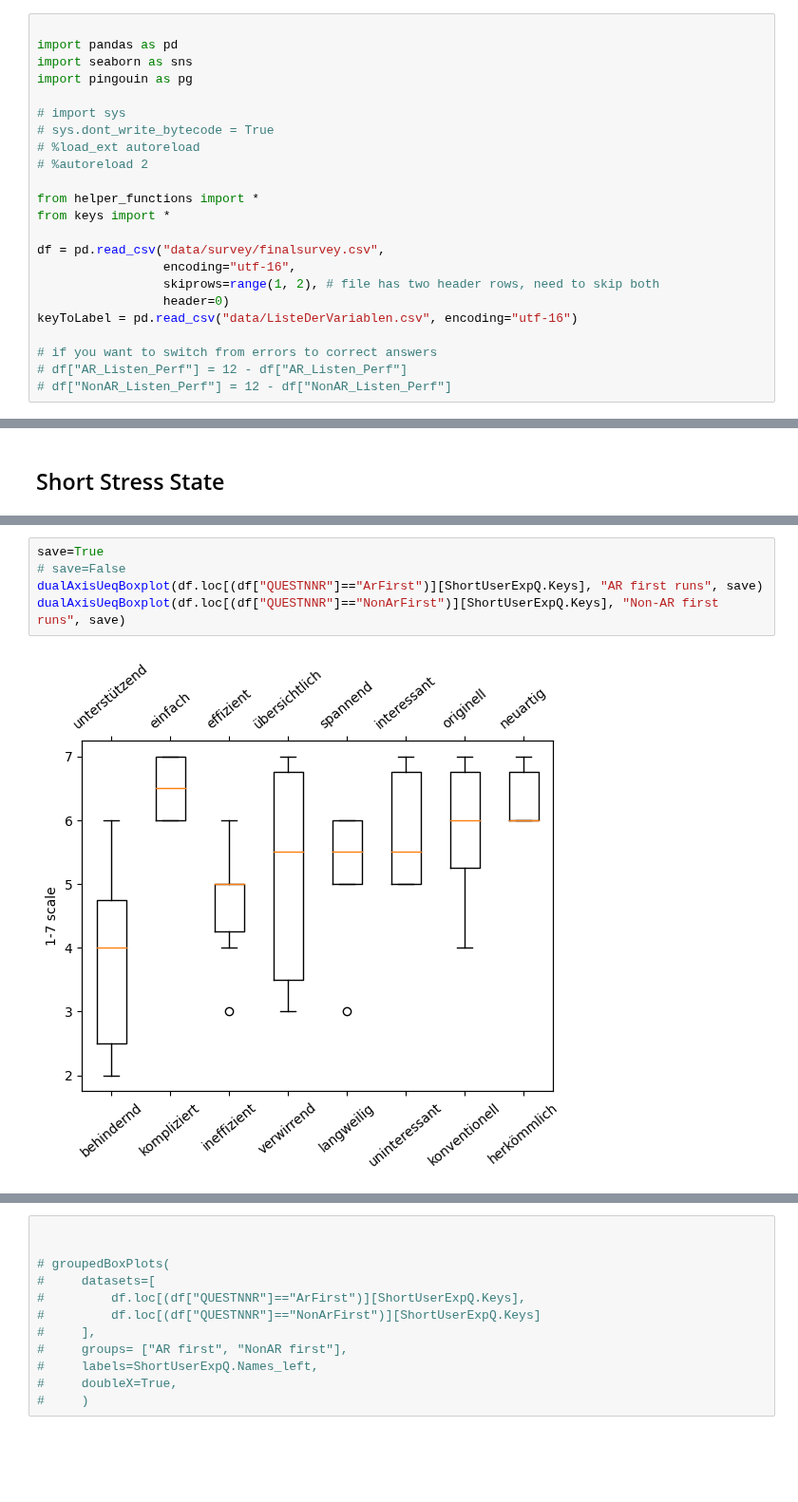
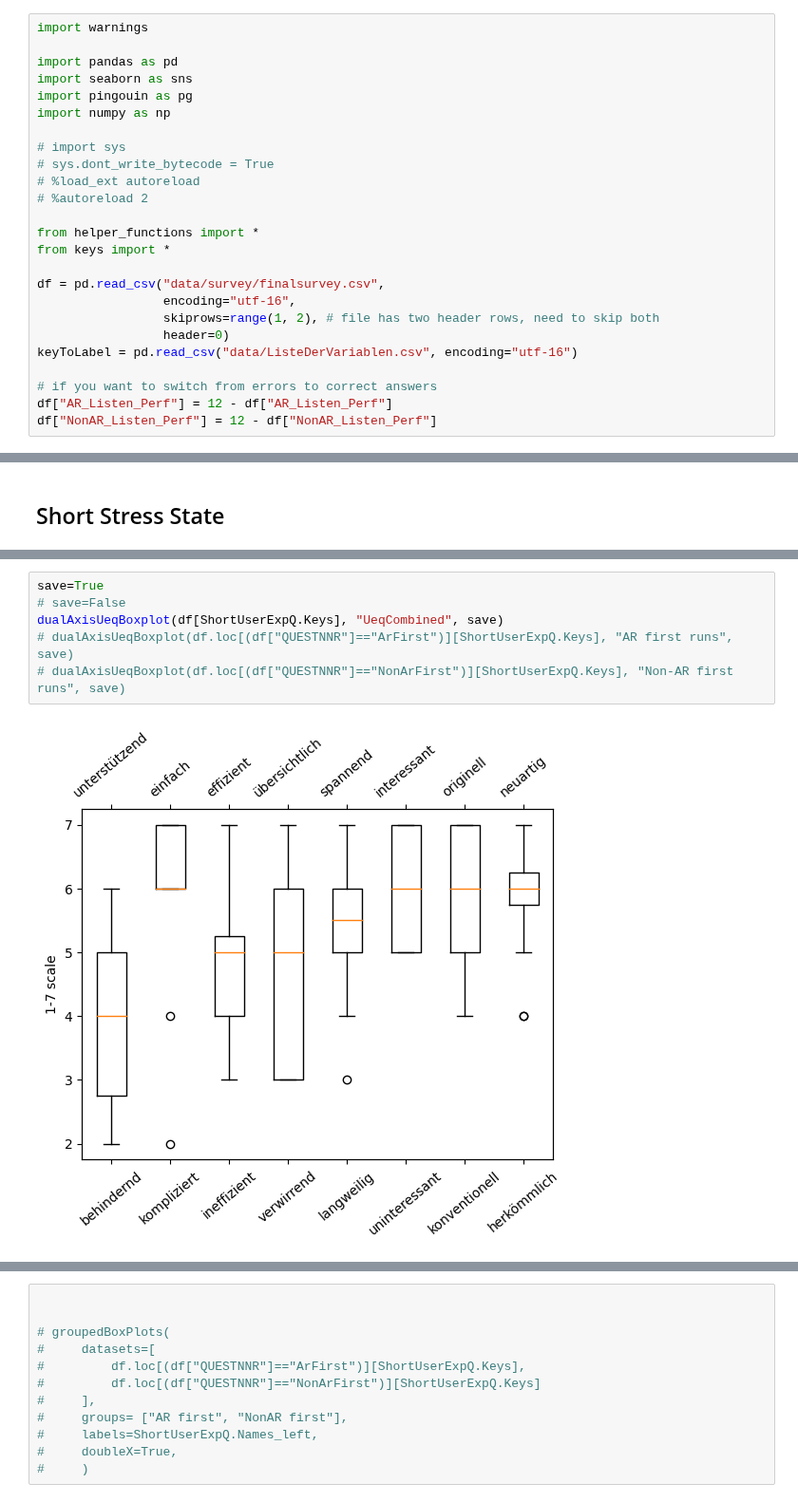
Before and after one commit to BrunoBerger/Zen-Office, a Jupyter notebook: Auswertung/plots.ipynb, the cells around one changed output, grey strips where cells are left out. Shown at 95% size. Cells and saved outputs as stored; diff of their text form; blank space fills up the shorter version.

```diff
--- a/Auswertung/plots.ipynb
+++ b/Auswertung/plots.ipynb
@@ -1,10 +1,12 @@
 # %% [markdown]
 # Setup
 # %%
+import warnings
 
 import pandas as pd
 import seaborn as sns
 import pingouin as pg
+import numpy as np
 
 # import sys
 # sys.dont_write_bytecode = True
@@ -21,8 +23,8 @@ df = pd.read_csv("data/survey/finalsurvey.csv",
 keyToLabel = pd.read_csv("data/ListeDerVariablen.csv", encoding="utf-16")
 
 # if you want to switch from errors to correct answers
-# df["AR_Listen_Perf"] = 12 - df["AR_Listen_Perf"]
-# df["NonAR_Listen_Perf"] = 12 - df["NonAR_Listen_Perf"]
+df["AR_Listen_Perf"] = 12 - df["AR_Listen_Perf"]
+df["NonAR_Listen_Perf"] = 12 - df["NonAR_Listen_Perf"]
 # %% [markdown]
 # Survey
 # %% [markdown]
@@ -109,7 +113,8 @@ e) Grundsätzlich fühlte ich, dass ich die Dinge unter Kontrolle hatte
 # %%
 save=True
 # save=False
-dualAxisUeqBoxplot(df.loc[(df["QUESTNNR"]=="ArFirst")][ShortUserExpQ.Keys], "AR first runs", save)
-dualAxisUeqBoxplot(df.loc[(df["QUESTNNR"]=="NonArFirst")][ShortUserExpQ.Keys], "Non-AR first runs", save)
+dualAxisUeqBoxplot(df[ShortUserExpQ.Keys], "UeqCombined", save)
+# dualAxisUeqBoxplot(df.loc[(df["QUESTNNR"]=="ArFirst")][ShortUserExpQ.Keys], "AR first runs", save)
+# dualAxisUeqBoxplot(df.loc[(df["QUESTNNR"]=="NonArFirst")][ShortUserExpQ.Keys], "Non-AR first runs", save)
 # %% [output]
-[figure, old version]
+[figure, new version]
```
Also changed, not shown: parts of 12 cells of this notebook, 1 other file.
